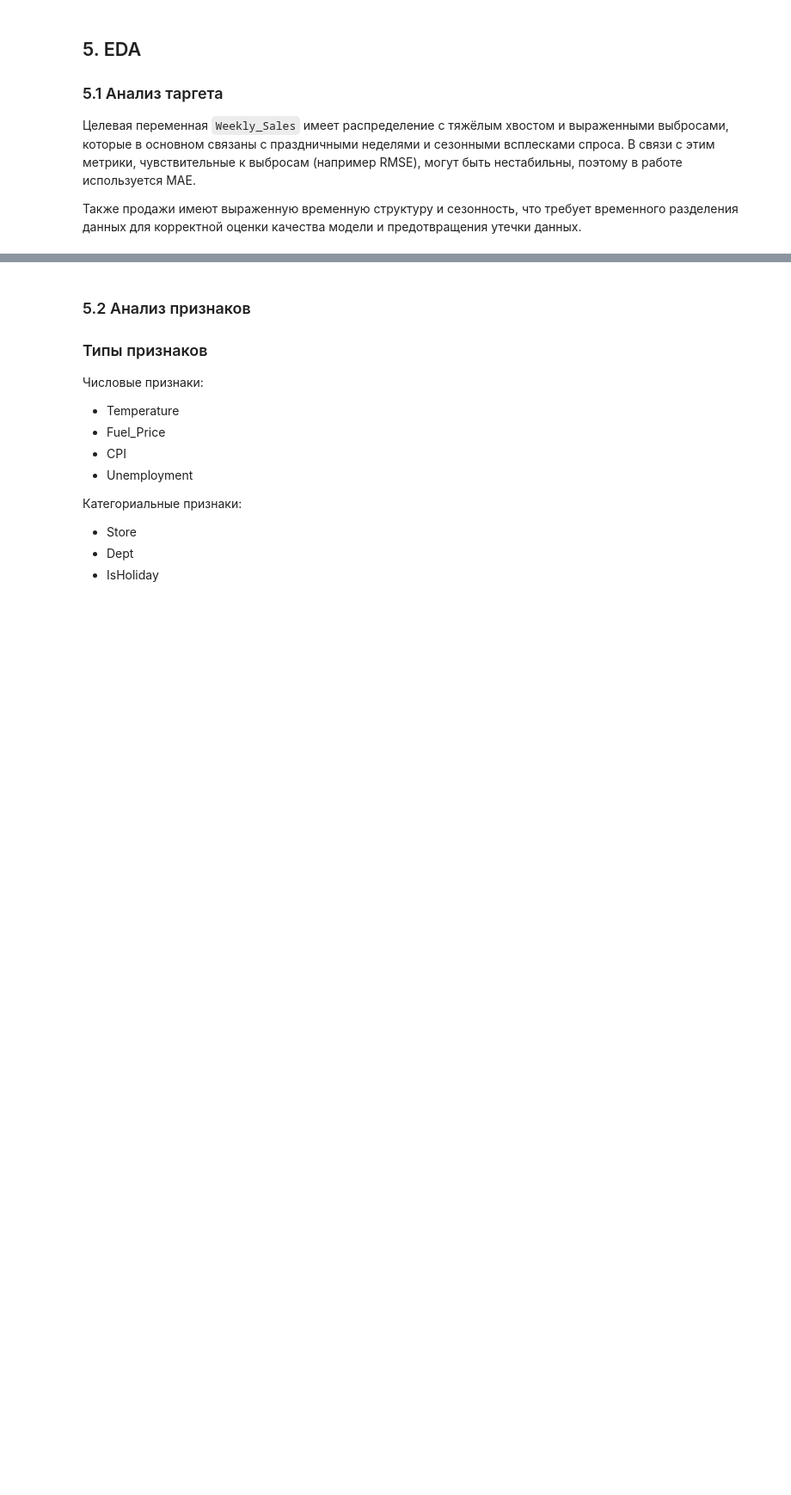
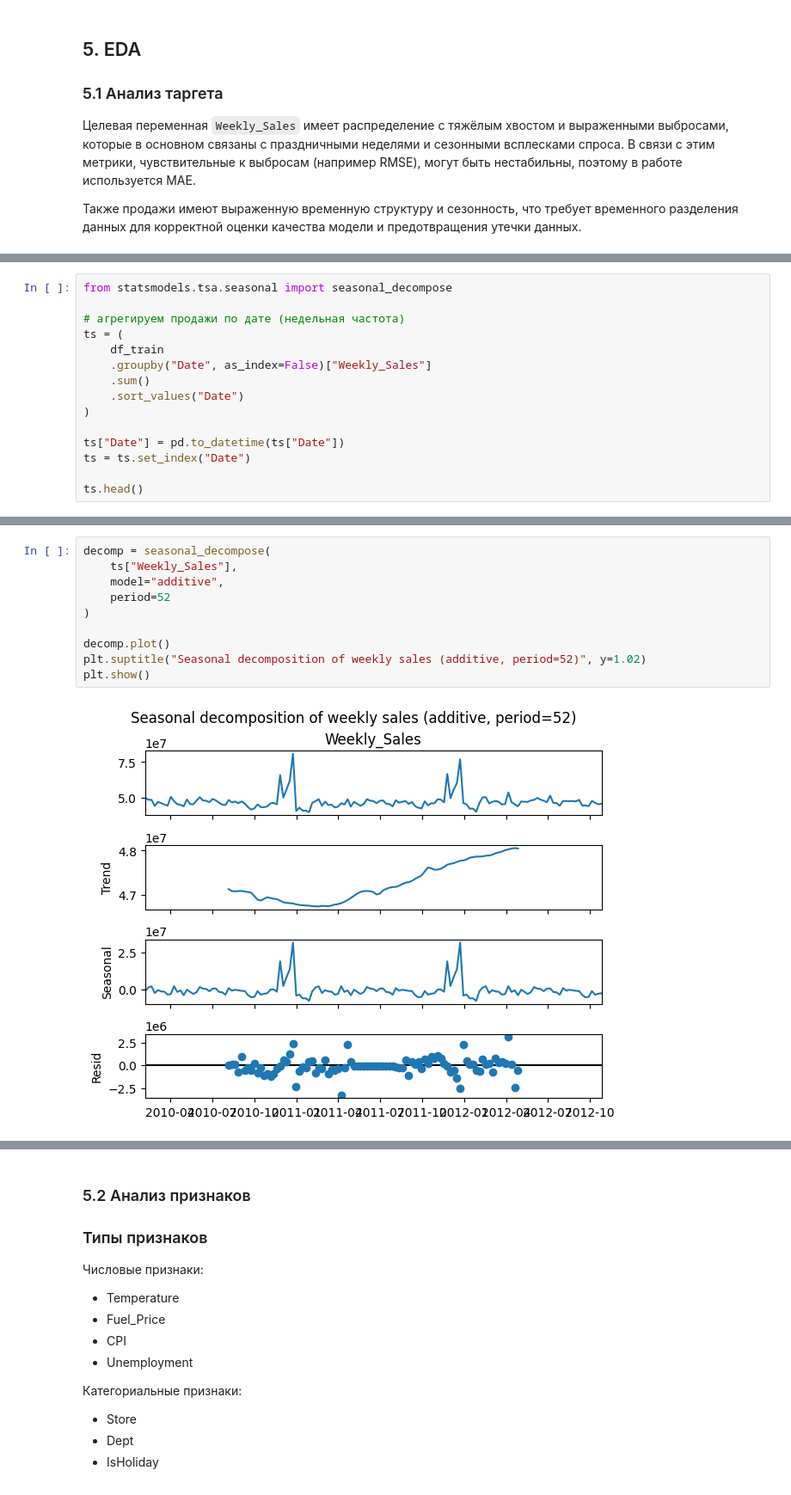
Before and after one commit to nibekasov/AutoMLWalmart, a Jupyter notebook: Walmart_LAMA_solution_fixed.ipynb, the cells around one changed output, grey strips where cells are left out. Shown: that part at 86% size. Drawn from its saved outputs; the diff is of its cells as text; blank space fills up the shorter version.

```diff
--- a/Walmart_LAMA_solution_fixed.ipynb
+++ b/Walmart_LAMA_solution_fixed.ipynb
@@ -211,0 +315,15 @@ display(tmp.groupby("is_holiday")["sales_sum"].describe())
+# %%
+from statsmodels.tsa.seasonal import seasonal_decompose
+
+# агрегируем продажи по дате (недельная частота)
+ts = (
+    df_train
+    .groupby("Date", as_index=False)["Weekly_Sales"]
+    .sum()
+    .sort_values("Date")
+)
+
+ts["Date"] = pd.to_datetime(ts["Date"])
+ts = ts.set_index("Date")
+
+ts.head()
@@ -211,0 +338,12 @@ display(tmp.groupby("is_holiday")["sales_sum"].describe())
+# %%
+decomp = seasonal_decompose(
+    ts["Weekly_Sales"],
+    model="additive",
+    period=52
+)
+
+decomp.plot()
+plt.suptitle("Seasonal decomposition of weekly sales (additive, period=52)", y=1.02)
+plt.show()
+# %% [output]
+[figure, added]
```
Also changed, not shown: parts of 39 cells of this notebook.
